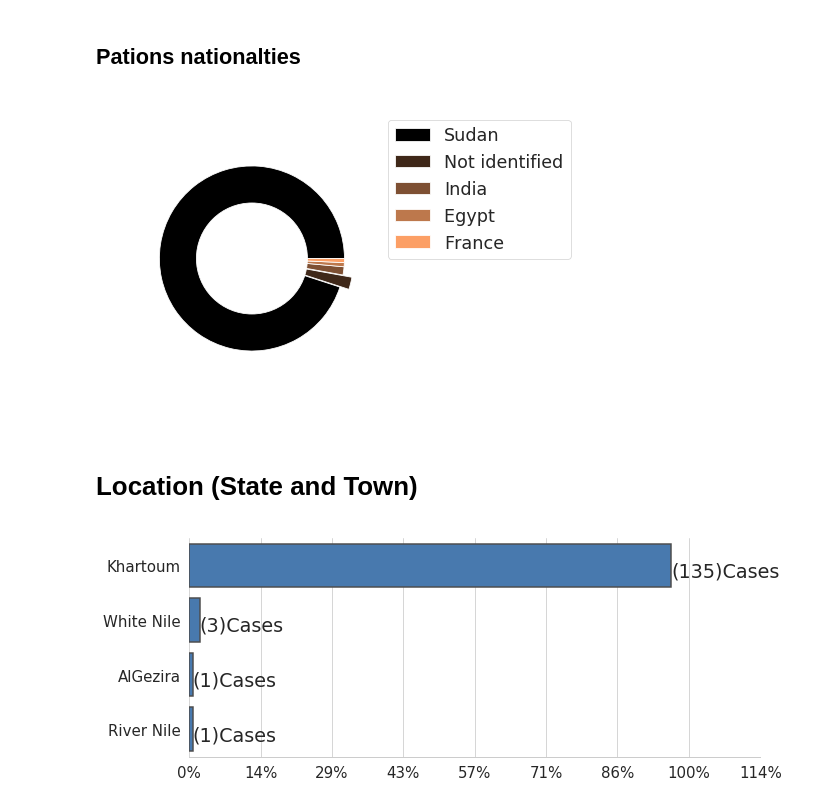
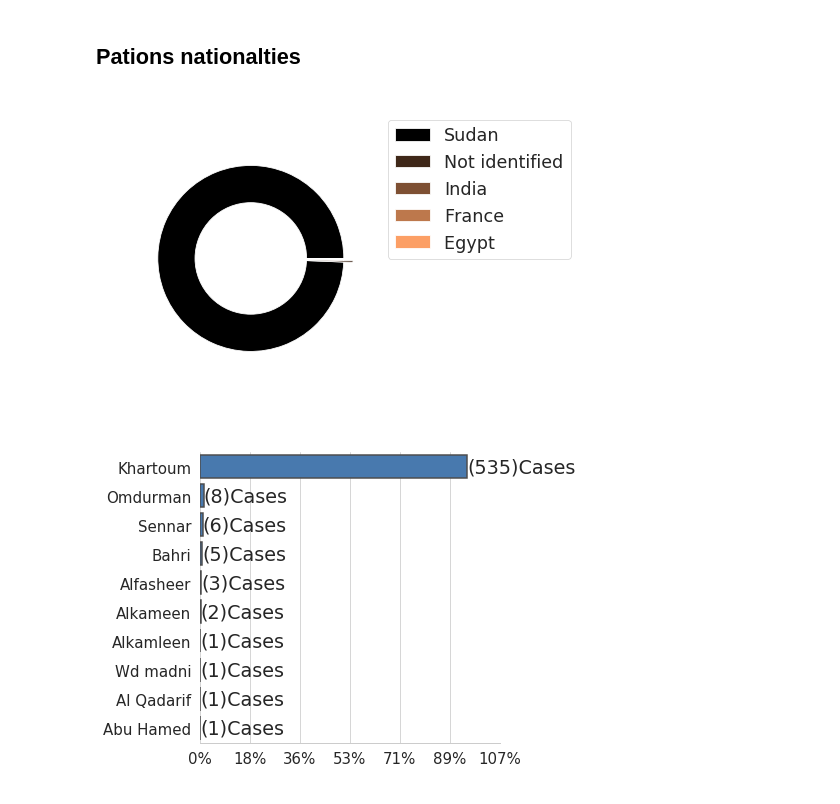
Before and after one commit to asmaatbaeen/CoronavirusCases-in-Sudan, a Jupyter notebook: notebooks/VisualsNotebook.ipynb, the cells around one changed output. Saved outputs shown, nothing was run; the diff lists cells and outputs as text; code cells hidden in the pictures.

```diff
--- a/notebooks/VisualsNotebook.ipynb
+++ b/notebooks/VisualsNotebook.ipynb
@@ -124,6 +125,8 @@ df_number_of_cases = pd.read_csv('../data/NumberConfirmedOfCases.csv')
 ## Organise and Convert the Dataset
 Show the data format and from the data file: convert `date` to the correct data type.
 # %%
+df_number_of_cases = pd.read_csv('../data/NumberConfirmedOfCases.csv',dtype={'Date':'string'})
+
 df_number_of_cases['Date'] = df_number_of_cases.apply(lambda x: datetime.strptime(x['Date'], '%Y-%m-%d').date(), axis=1)
 df_number_of_cases.head()
 # %% [output]
@@ -169,10 +178,8 @@ BarChart(df_number_of_cases['Gender'].value_counts().reset_index(),'Gender', 'in
 # %%
 PieChart(df_number_of_cases, 'Country')
 # %% [output]
-[figure, old version]
+[figure, new version]
-# %% [markdown]
-# Location (State and Town)
 # %%
-BarChart(df_number_of_cases['State'].value_counts().reset_index(),'State', 'index')
+BarChart(df_number_of_cases['Town'].value_counts().reset_index(),'Town', 'index',figsize=(7, 5))
 # %% [output]
-[figure, old version]
+[figure, new version]
```
Also changed, not shown: parts of 7 cells of this notebook, 4 other files.
